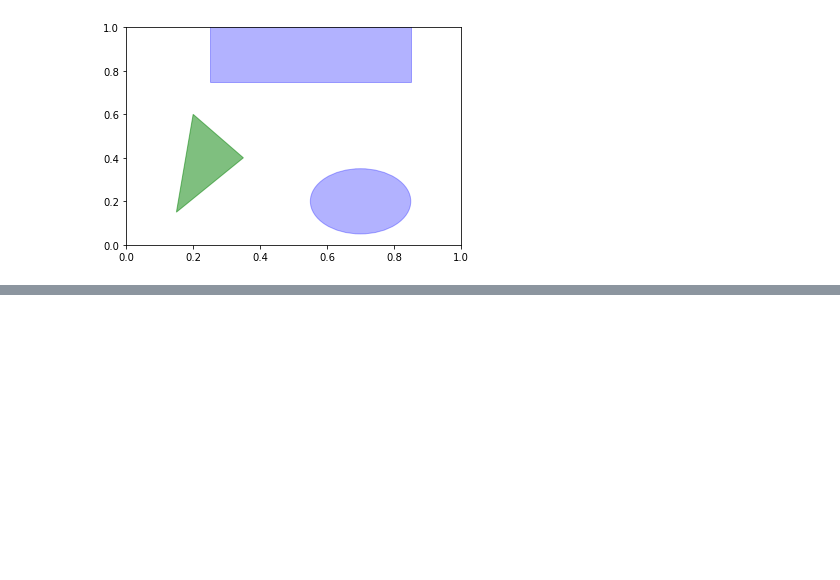
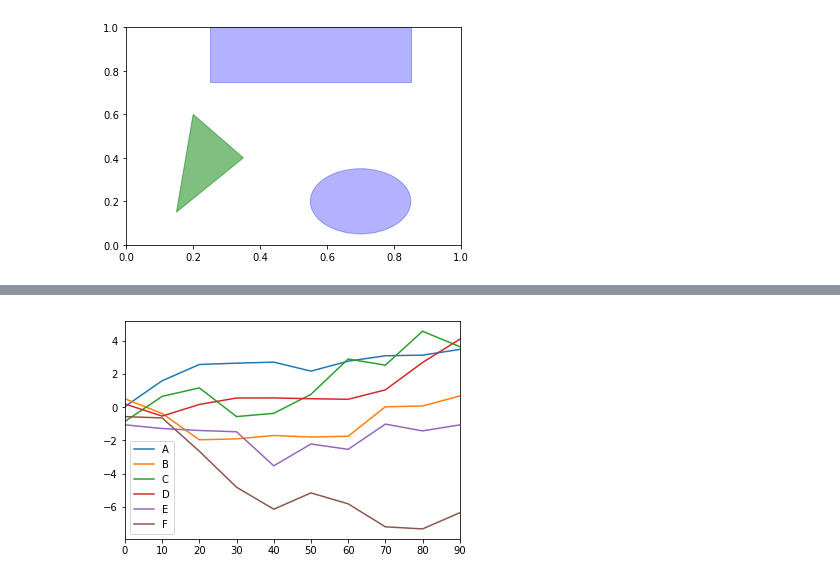
Before and after one commit to hjzheng818/python-study, a Jupyter notebook: Python_For_Data_Analysis_ch08.ipynb, the cells around one changed output, grey strips where cells are left out. Saved outputs shown, nothing was run; the diff lists cells and outputs as text; code cells hidden in the pictures; blank space fills up the shorter version.

```diff
--- a/Python_For_Data_Analysis_ch08.ipynb
+++ b/Python_For_Data_Analysis_ch08.ipynb
@@ -145,0 +146,7 @@ plt.show()
+# %%
+#pandas的DataFrame绘图示例
+df = DataFrame(np.random.randn(10, 6).cumsum(0), columns=['A', 'B', 'C', 'D', 'E', 'F'], index=np.arange(0, 100, 10))
+df.plot()
+plt.show()
+# %% [output]
+[figure, added]
```
Also changed, not shown: parts of 10 cells of this notebook.
